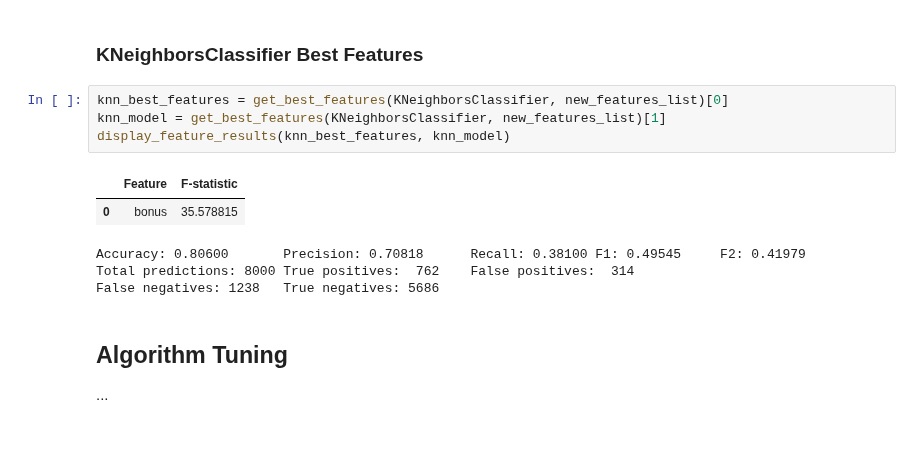
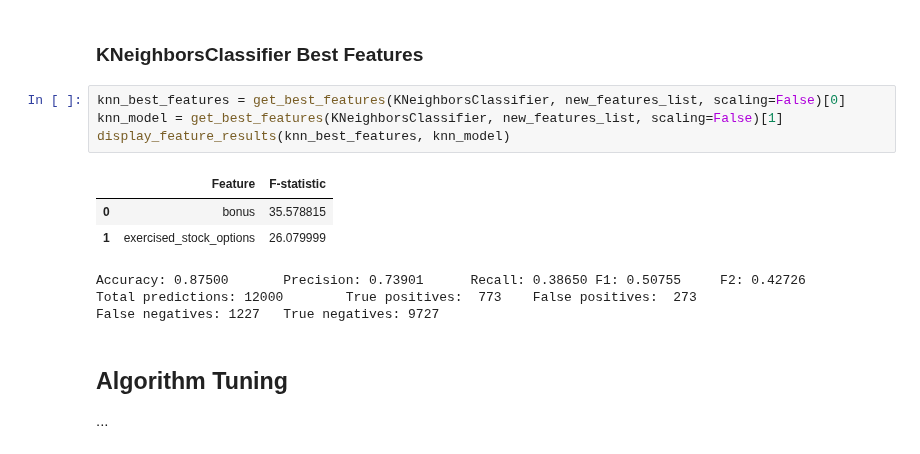
Before and after one commit to marty-vanhoof/Identifying_Fraud_from_Enron_Data, a Jupyter notebook: enron_report.ipynb, the cells around one changed output. Cells and saved outputs as stored; diff of their text form.

Commit message:
Turn off feature scaling in KNeighborsClassifier

```diff
--- a/enron_report.ipynb
+++ b/enron_report.ipynb
@@ -458,15 +458,16 @@ False negatives: 1528   True negatives: 10471
 # %% [markdown]
 ### KNeighborsClassifier Best Features
 # %%
-knn_best_features = get_best_features(KNeighborsClassifier, new_features_list)[0]
-knn_model = get_best_features(KNeighborsClassifier, new_features_list)[1]
+knn_best_features = get_best_features(KNeighborsClassifier, new_features_list, scaling=False)[0]
+knn_model = get_best_features(KNeighborsClassifier, new_features_list, scaling=False)[1]
 display_feature_results(knn_best_features, knn_model)
 # %% [output]
 |  | Feature | F-statistic |
 | 0 | bonus | 35.578815 |
+| 1 | exercised_stock_options | 26.079999 |
-Accuracy: 0.80600       Precision: 0.70818      Recall: 0.38100 F1: 0.49545     F2: 0.41979
-Total predictions: 8000 True positives:  762    False positives:  314
-False negatives: 1238   True negatives: 5686
+Accuracy: 0.87500       Precision: 0.73901      Recall: 0.38650 F1: 0.50755     F2: 0.42726
+Total predictions: 12000        True positives:  773    False positives:  273
+False negatives: 1227   True negatives: 9727
 # %% [markdown]
 <a id='tuning'></a>
 ## Algorithm Tuning
```
